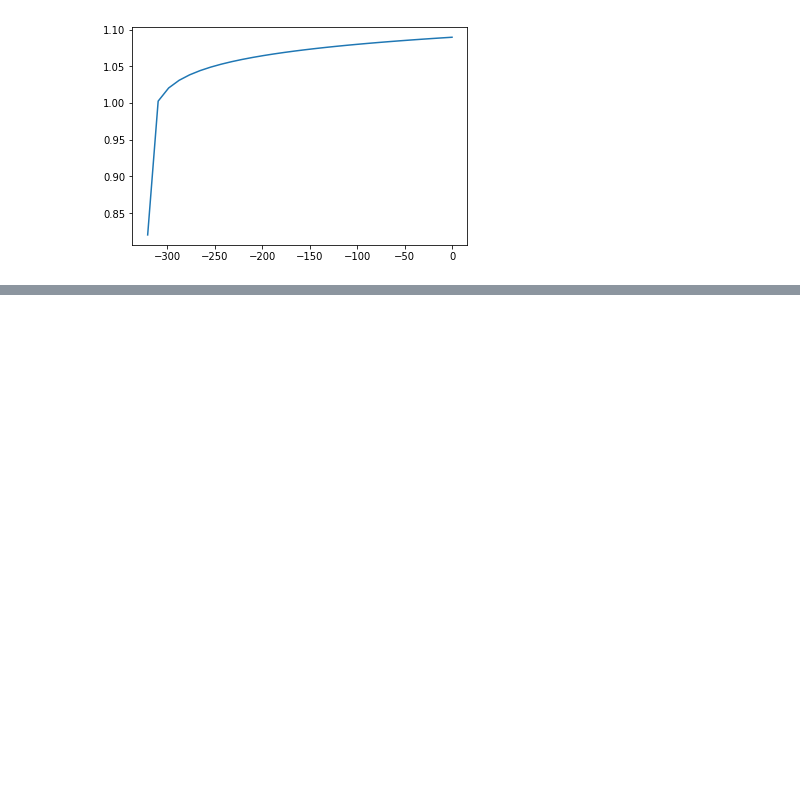
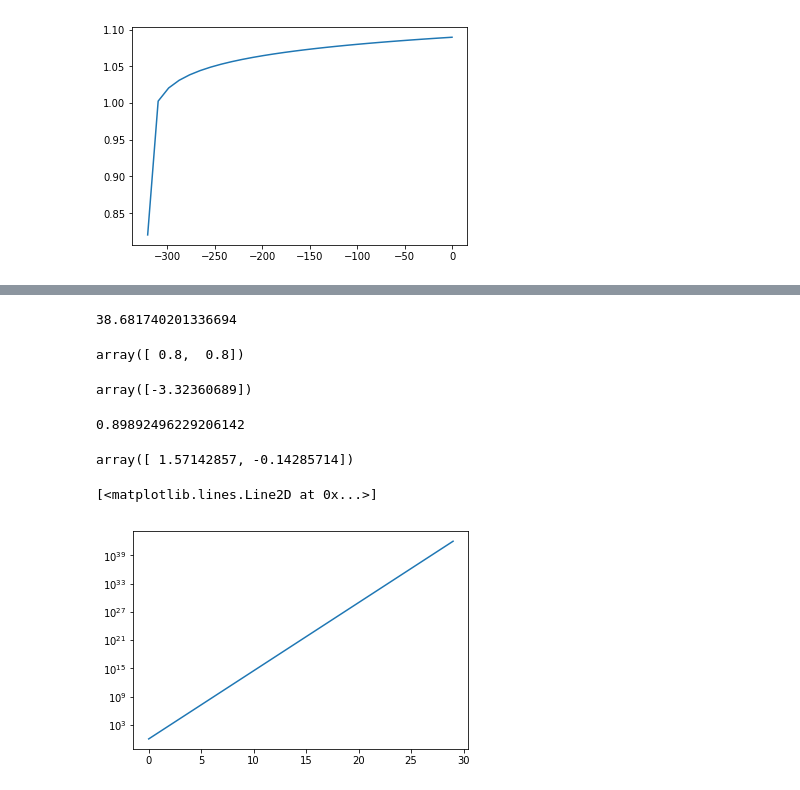
Before and after one commit to kanhua/pypvcell, a Jupyter notebook: lab/General IV solver.ipynb, the cells around one changed output, grey strips where cells are left out. Drawn from its saved outputs; the diff is of its cells as text; code cells hidden in the pictures; blank space fills up the shorter version.

```diff
--- a/lab/General IV solver.ipynb
+++ b/lab/General IV solver.ipynb
@@ -110,3 +160,6 @@ plt.plot(test_v,d1.get_v_from_j(test_v))
 # %% [output]
 [<matplotlib.lines.Line2D at 0x...>]
 [figure]
+# %%
+test_v=np.linspace(0,2.5,30)
+plt.plot(test_v,sd.get_j_from_v(test_v))
@@ -112,0 +186,5 @@ plt.plot(test_v,d1.get_v_from_j(test_v))
+# %%
+m=1/(sc.k*300/sc.e)
+print(m)
+# %% [output]
+38.681740201336694
@@ -112,0 +226,21 @@ plt.plot(test_v,d1.get_v_from_j(test_v))
+# %%
+fsolve(eq_set,x0=[0.8,0.8],fprime=eq_set_p)
+# %% [output]
+array([ 0.8,  0.8])
+# %%
+fsolve(eq1_p,x0=1.2,fprime=eq1_p)
+# %% [output]
+array([-3.32360689])
+# %%
+newton(eq1,x0=1.2,fprime=eq1_p)
+# %% [output]
+0.89892496229206142
+# %%
+fsolve(test_eqset,x0=[0.8,0.8])
+# %% [output]
+array([ 1.57142857, -0.14285714])
+# %%
+plt.semilogy(np.exp(m*test_v))
+# %% [output]
+[<matplotlib.lines.Line2D at 0x...>]
+[figure, added]
```
Also changed, not shown: parts of 25 cells of this notebook, 2 other files.
